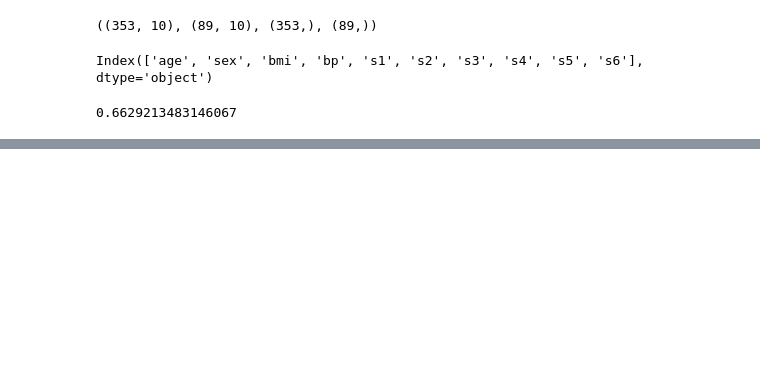
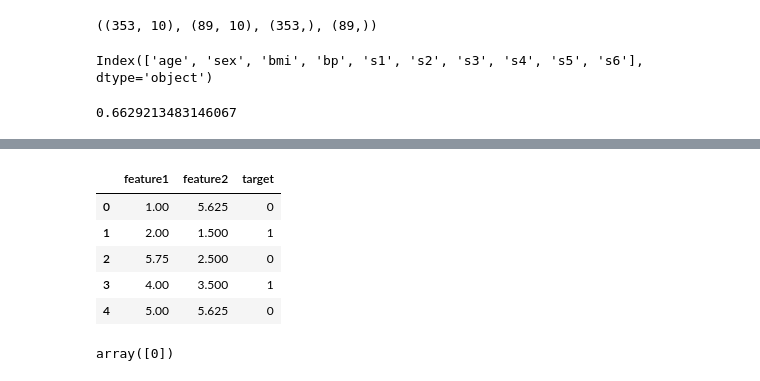
Before and after one commit to rahul8879/as_ds_course, a Jupyter notebook: Machine_learning/02_classification_algo_in_diff_cases.ipynb, the cells around one changed output, grey strips where cells are left out. Saved outputs shown, nothing was run; the diff lists cells and outputs as text; code cells hidden in the pictures; blank space fills up the shorter version.

```diff
--- a/Machine_learning/02_classification_algo_in_diff_cases.ipynb
+++ b/Machine_learning/02_classification_algo_in_diff_cases.ipynb
@@ -142,0 +258,16 @@ accuracy_score(y_test, y_pred)
+# %%
+# lets apply mean imputation
+df_imputed = df.fillna(df.mean())
+# %% [output]
+|  | feature1 | feature2 | target |
+| 0 | 1.00 | 5.625 | 0 |
+| 1 | 2.00 | 1.500 | 1 |
+| 2 | 5.75 | 2.500 | 0 |
+| 3 | 4.00 | 3.500 | 1 |
+| 4 | 5.00 | 5.625 | 0 |
+# %%
+knn= KNeighborsClassifier(n_neighbors=3)
+knn.fit(df_imputed[['feature1', 'feature2']], df_imputed['target'])
+knn.predict([[6, 6]])
+# %% [output]
+array([0])
```
Also changed, not shown: parts of 8 cells of this notebook.
